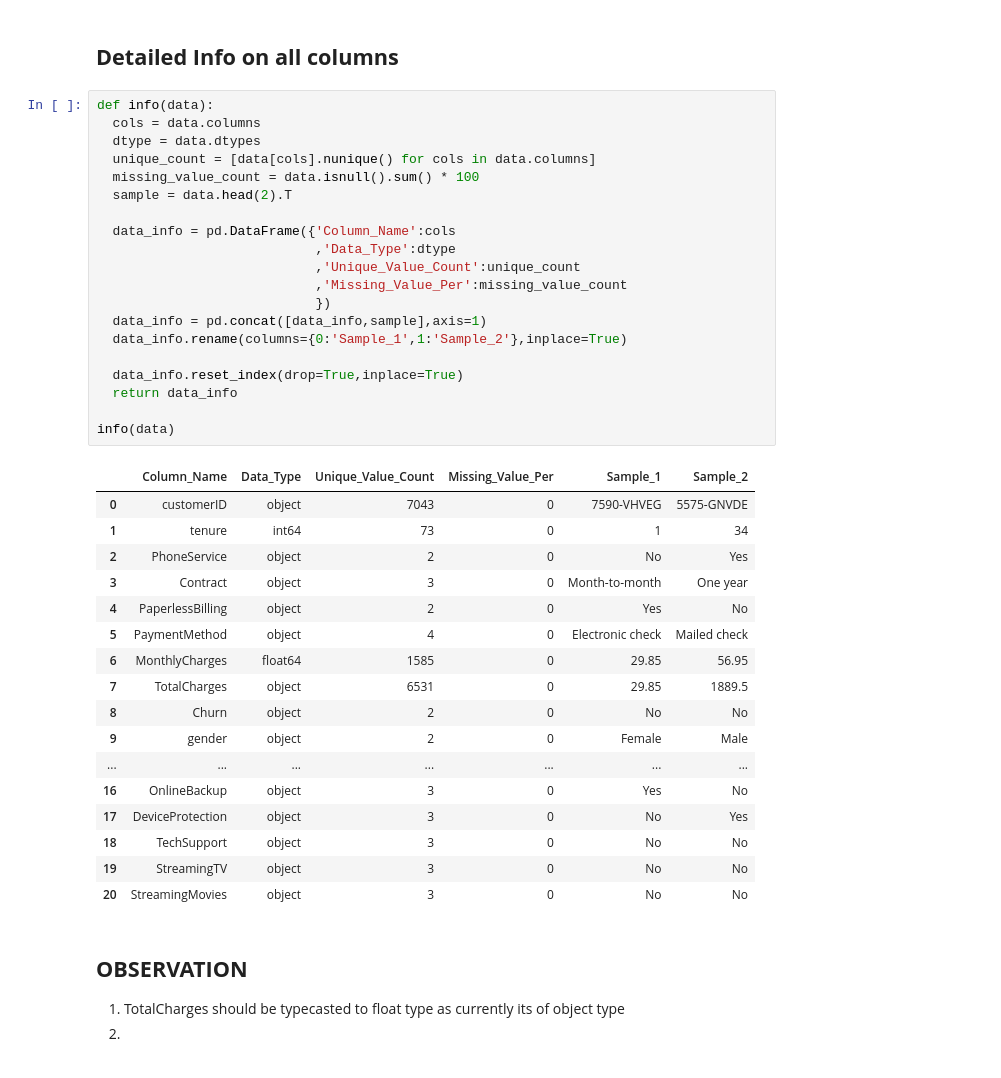
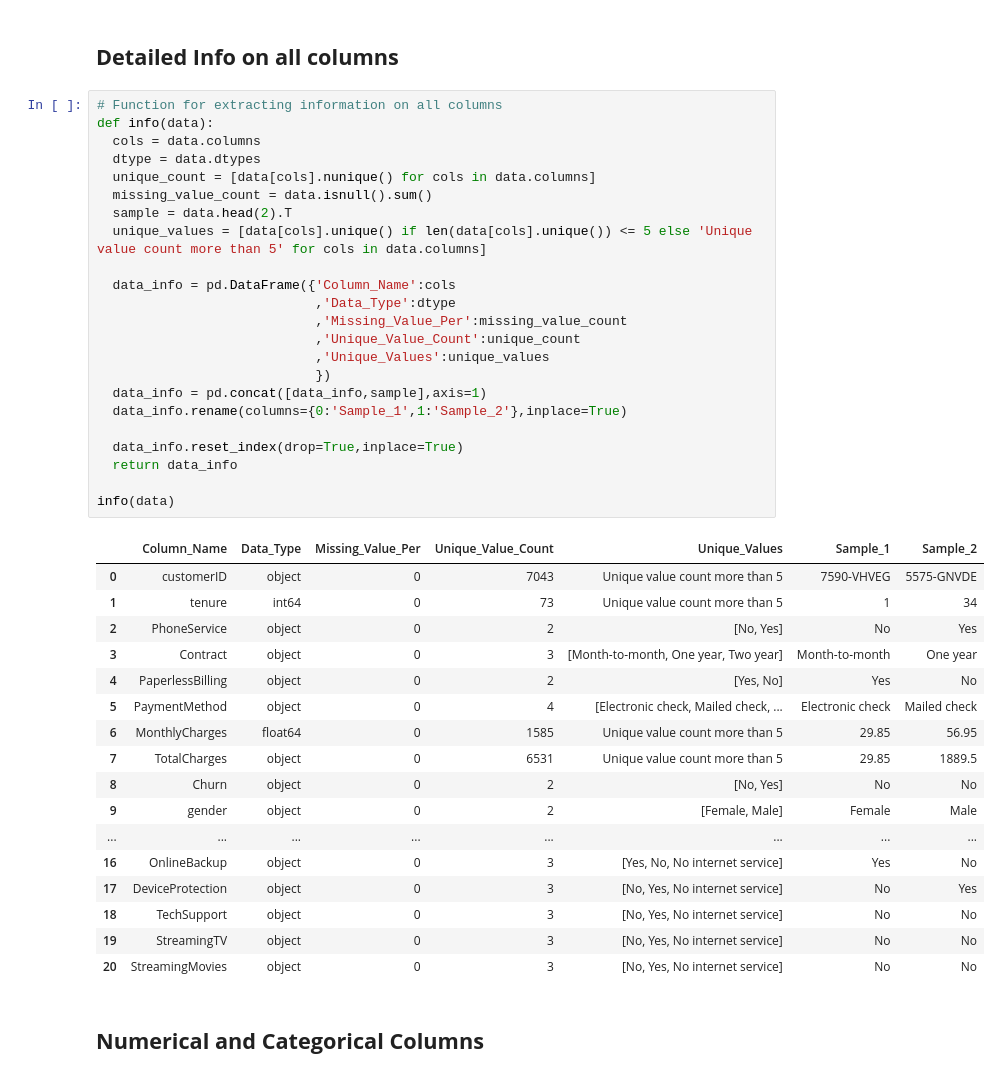
Before and after one commit to Theveetha/Telecom_Churn_Prediction, a Jupyter notebook: Telecom_Churn_Prediction.ipynb, the cells around one changed output. Cells and saved outputs as stored; diff of their text form.

```diff
--- a/Telecom_Churn_Prediction.ipynb
+++ b/Telecom_Churn_Prediction.ipynb
@@ -113,44 +113,45 @@ Number of Rows : 7043
 # %% [markdown]
 ## **Detailed Info on all columns**
 # %%
+# Function for extracting information on all columns
 def info(data):
   cols = data.columns
   dtype = data.dtypes
   unique_count = [data[cols].nunique() for cols in data.columns]
-  missing_value_count = data.isnull().sum() * 100
+  missing_value_count = data.isnull().sum()
   sample = data.head(2).T
+  unique_values = [data[cols].unique() if len(data[cols].unique()) <= 5 else 'Unique value count more than 5' for cols in data.columns]
 
   data_info = pd.DataFrame({'Column_Name':cols
                             ,'Data_Type':dtype
+                            ,'Missing_Value_Per':missing_value_count
                             ,'Unique_Value_Count':unique_count
-                            ,'Missing_Value_Per':missing_value_count
+                            ,'Unique_Values':unique_values
                             })
   data_info = pd.concat([data_info,sample],axis=1)
   data_info.rename(columns={0:'Sample_1',1:'Sample_2'},inplace=True)
 
   data_info.reset_index(drop=True,inplace=True)
   return data_info
 
 info(data)
 # %% [output]
-|  | Column_Name | Data_Type | Unique_Value_Count | Missing_Value_Per | Sample_1 | Sample_2 |
-| 0 | customerID | object | 7043 | 0 | 7590-VHVEG | 5575-GNVDE |
-| 1 | tenure | int64 | 73 | 0 | 1 | 34 |
-| 2 | PhoneService | object | 2 | 0 | No | Yes |
-| 3 | Contract | object | 3 | 0 | Month-to-month | One year |
-| 4 | PaperlessBilling | object | 2 | 0 | Yes | No |
-| 5 | PaymentMethod | object | 4 | 0 | Electronic check | Mailed check |
-| 6 | MonthlyCharges | float64 | 1585 | 0 | 29.85 | 56.95 |
-| 7 | TotalCharges | object | 6531 | 0 | 29.85 | 1889.5 |
-| 8 | Churn | object | 2 | 0 | No | No |
-| 9 | gender | object | 2 | 0 | Female | Male |
-| ... | ... | ... | ... | ... | ... | ... |
-| 16 | OnlineBackup | object | 3 | 0 | Yes | No |
-| 17 | DeviceProtection | object | 3 | 0 | No | Yes |
-| 18 | TechSupport | object | 3 | 0 | No | No |
-| 19 | StreamingTV | object | 3 | 0 | No | No |
-| 20 | StreamingMovies | object | 3 | 0 | No | No |
+|  | Column_Name | Data_Type | Missing_Value_Per | Unique_Value_Count | Unique_Values | Sample_1 | Sample_2 |
+| 0 | customerID | object | 0 | 7043 | Unique value count more than 5 | 7590-VHVEG | 5575-GNVDE |
+| 1 | tenure | int64 | 0 | 73 | Unique value count more than 5 | 1 | 34 |
+| 2 | PhoneService | object | 0 | 2 | [No, Yes] | No | Yes |
+| 3 | Contract | object | 0 | 3 | [Month-to-month, One year, Two year] | Month-to-month | One year |
+| 4 | PaperlessBilling | object | 0 | 2 | [Yes, No] | Yes | No |
+| 5 | PaymentMethod | object | 0 | 4 | [Electronic check, Mailed check, ... | Electronic check | Mailed check |
+| 6 | MonthlyCharges | float64 | 0 | 1585 | Unique value count more than 5 | 29.85 | 56.95 |
+| 7 | TotalCharges | object | 0 | 6531 | Unique value count more than 5 | 29.85 | 1889.5 |
+| 8 | Churn | object | 0 | 2 | [No, Yes] | No | No |
+| 9 | gender | object | 0 | 2 | [Female, Male] | Female | Male |
+| ... | ... | ... | ... | ... | ... | ... | ... |
+| 16 | OnlineBackup | object | 0 | 3 | [Yes, No, No internet service] | Yes | No |
+| 17 | DeviceProtection | object | 0 | 3 | [No, Yes, No internet service] | No | Yes |
+| 18 | TechSupport | object | 0 | 3 | [No, Yes, No internet service] | No | No |
+| 19 | StreamingTV | object | 0 | 3 | [No, Yes, No internet service] | No | No |
+| 20 | StreamingMovies | object | 0 | 3 | [No, Yes, No internet service] | No | No |
-# %% [markdown]
-## **OBSERVATION**
-1. TotalCharges should be typecasted to float type as currently its of object type
-2.
+# %% [markdown]
+## **Numerical and Categorical Columns**
```
Also changed, not shown: parts of 8 cells of this notebook.
